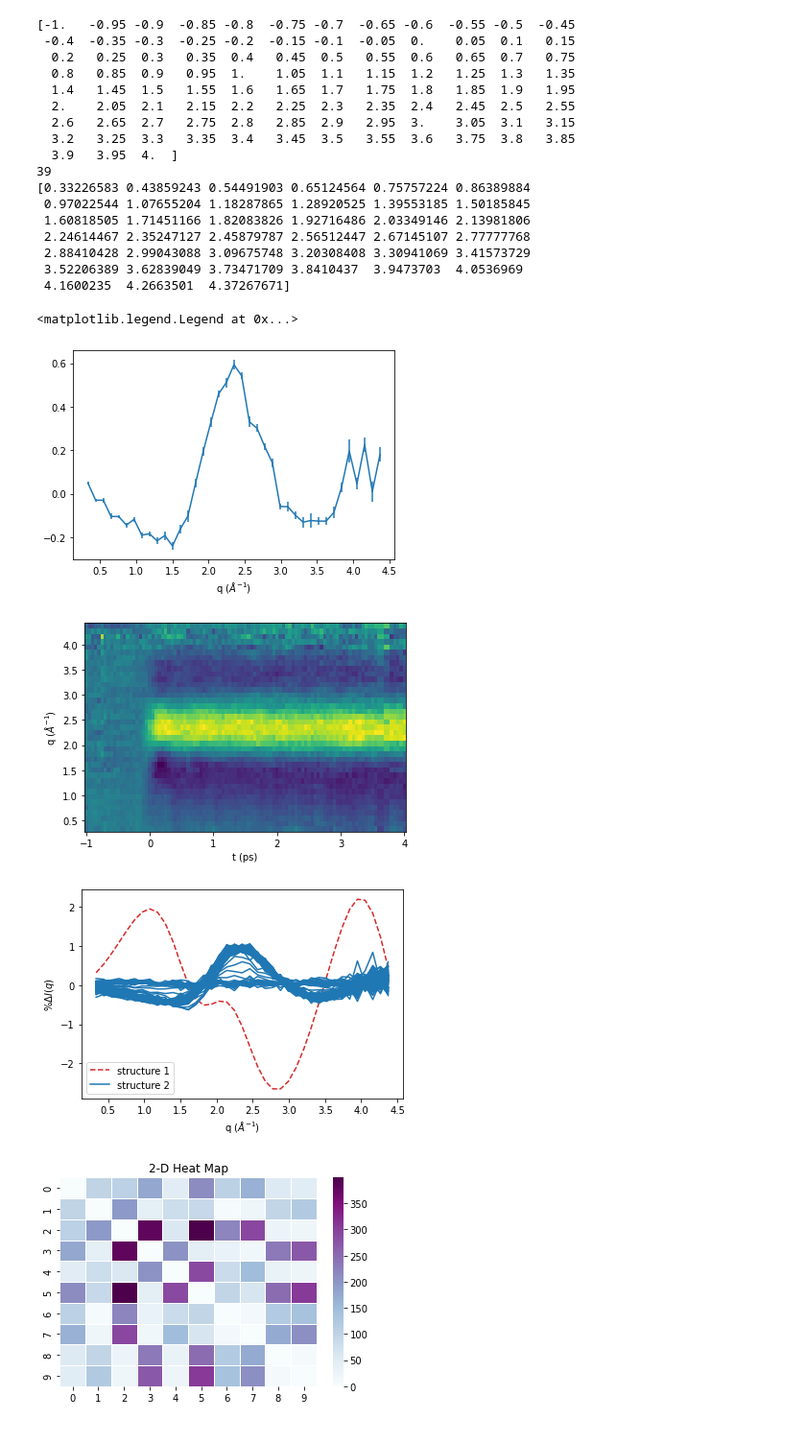
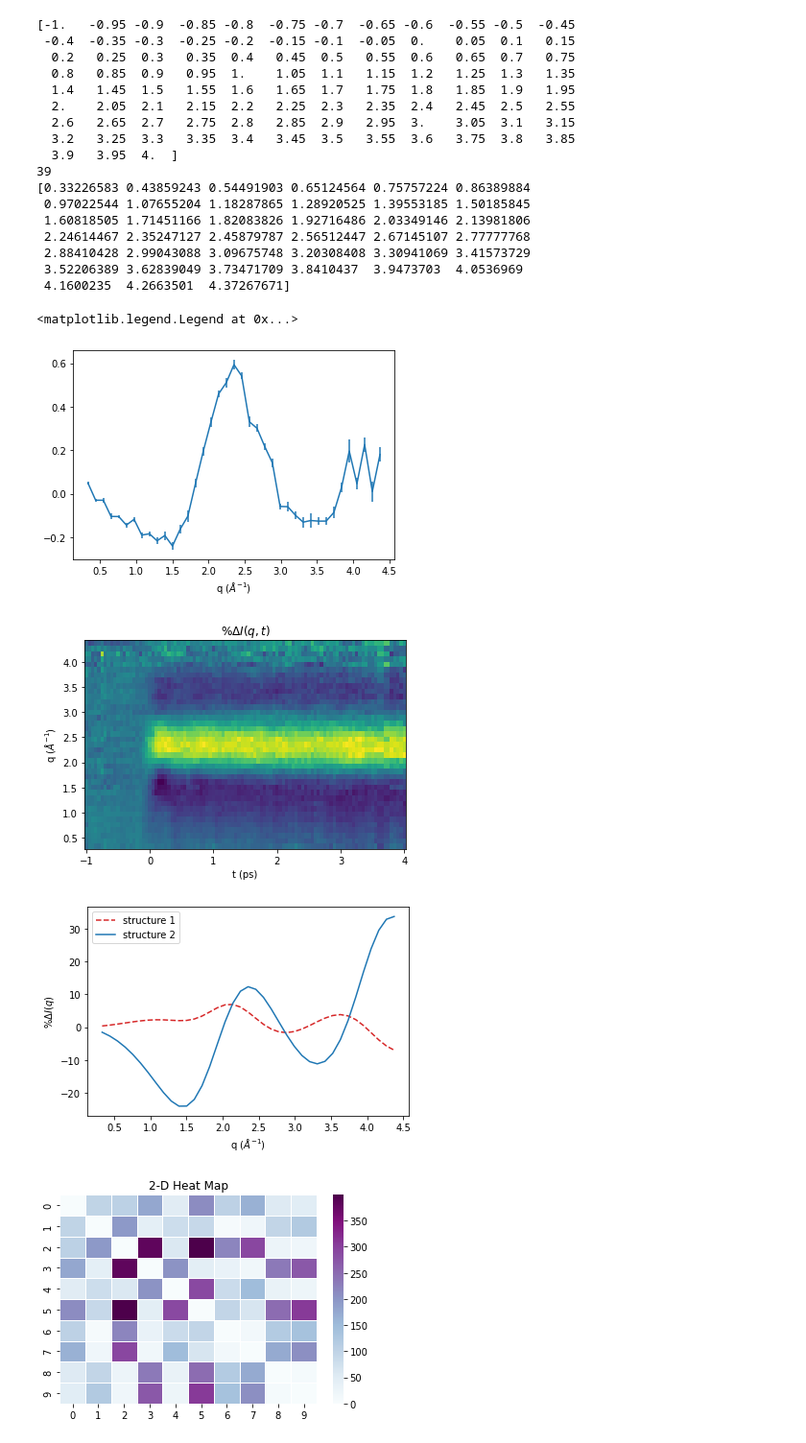
Before and after one commit to tnorthey/molecule, a Jupyter notebook: notebooks/bond_distances_histograms.ipynb, the cells around one changed output. Shown: that part at 96% size. Cells and saved outputs as stored; diff of their text form; code cells hidden in the pictures.

```diff
--- a/notebooks/bond_distances_histograms.ipynb
+++ b/notebooks/bond_distances_histograms.ipynb
@@ -81,7 +78,7 @@ import scipy.io
 import numpy as np
 import matplotlib.pyplot as plt
 
-f = np.load('../iam_arrays_1000.npz')
+f = np.load('../data/iam_arrays_10000.npz')
 q = f['q']
 data = f['iam']
 
@@ -100,8 +97,7 @@ I_0 = data[:, 0]  # reference
 I_1 = data[:, 611]
 I_2 = data[:, 2]
 pc_1 = 100 * ( I_1/I_0 - 1 )
-#pc_2 = 100 * ( I_2/I_0 - 1 )
-pc_2 = ref[
+pc_2 = 100 * ( I_2/I_0 - 1 )
 
 plt.figure()
 val = 0
@@ -115,36 +111,44 @@ plt.figure()
 plt.pcolormesh(t, q, ref)
 plt.xlabel('t (ps)')
 plt.ylabel('q ($\AA^{-1}$)')
+plt.title('$\%\Delta I(q,t)$')
+fname = 'NMM_exp_2Dplot.png'
+dpi = 300
+plt.savefig(fname, dpi=dpi, facecolor='w',
+            edgecolor='w', orientation='portrait',
+            papertype=None, format=None, transparent=False,
+            bbox_inches=None, pad_inches=0.1, frameon=None,
+            metadata=None)
 #plt.legend(('structure 1','structure 2'))
 
 plt.figure()
 plt.plot(q, pc_1, color='C3', linestyle='dashed')
 plt.plot(q, pc_2, color='C0', linestyle='solid')
 plt.xlabel('q ($\AA^{-1}$)')
 plt.ylabel('$\%\Delta I(q)$')
 plt.legend(('structure 1','structure 2'))
 # %% [output]
 [-1.   -0.95 -0.9  -0.85 -0.8  -0.75 -0.7  -0.65 -0.6  -0.55 -0.5  -0.45
  -0.4  -0.35 -0.3  -0.25 -0.2  -0.15 -0.1  -0.05  0.    0.05  0.1   0.15
   0.2   0.25  0.3   0.35  0.4   0.45  0.5   0.55  0.6   0.65  0.7   0.75
   0.8   0.85  0.9   0.95  1.    1.05  1.1   1.15  1.2   1.25  1.3   1.35
   1.4   1.45  1.5   1.55  1.6   1.65  1.7   1.75  1.8   1.85  1.9   1.95
   2.    2.05  2.1   2.15  2.2   2.25  2.3   2.35  2.4   2.45  2.5   2.55
   2.6   2.65  2.7   2.75  2.8   2.85  2.9   2.95  3.    3.05  3.1   3.15
   3.2   3.25  3.3   3.35  3.4   3.45  3.5   3.55  3.6   3.75  3.8   3.85
   3.9   3.95  4.  ]
 39
 [0.33226583 0.43859243 0.54491903 0.65124564 0.75757224 0.86389884
  0.97022544 1.07655204 1.18287865 1.28920525 1.39553185 1.50185845
  1.60818505 1.71451166 1.82083826 1.92716486 2.03349146 2.13981806
  2.24614467 2.35247127 2.45879787 2.56512447 2.67145107 2.77777768
  2.88410428 2.99043088 3.09675748 3.20308408 3.30941069 3.41573729
  3.52206389 3.62839049 3.73471709 3.8410437  3.9473703  4.0536969
  4.1600235  4.2663501  4.37267671]
 <matplotlib.legend.Legend at 0x...>
 [figure]
-[figure, old version]
+[figure, new version]
-[figure, old version]
+[figure, new version]
 # %%
 import numpy as np
 import matplotlib.pyplot as plt
```
Also changed, not shown: parts of 1 cell of this notebook, 26 other files.
